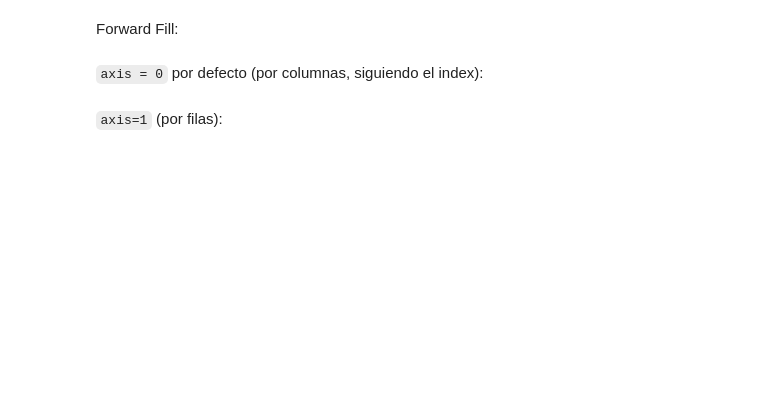
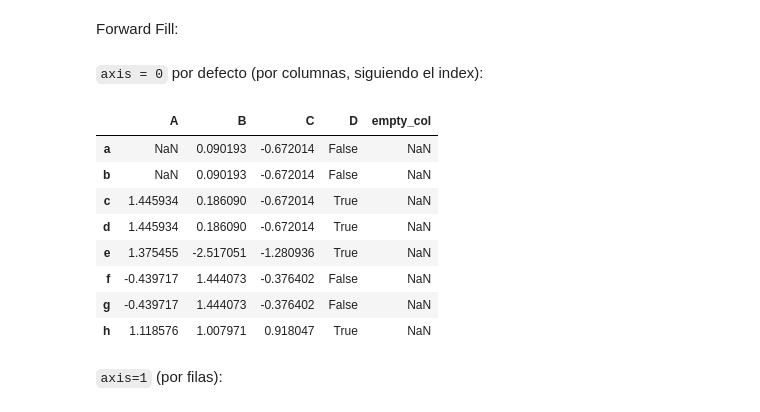
Before and after one commit to feriosch/Aprendizaje_Maquina, a Jupyter notebook: modulo1/Pandas.ipynb, the cells around one changed output. Drawn from its saved outputs; the diff is of its cells as text; code cells hidden in the pictures; blank space fills up the shorter version.

````diff
--- a/modulo1/Pandas.ipynb
+++ b/modulo1/Pandas.ipynb
@@ -492,7 +937,17 @@ Forward Fill:
 # %% [markdown]
 ```axis = 0``` por defecto (por columnas, siguiendo el index):
 # %%
-df.fillna(method='ffill',)
+df.fillna(method='ffill')
+# %% [output]
+|  | A | B | C | D | empty_col |
+| a | NaN | 0.090193 | -0.672014 | False | NaN |
+| b | NaN | 0.090193 | -0.672014 | False | NaN |
+| c | 1.445934 | 0.186090 | -0.672014 | True | NaN |
+| d | 1.445934 | 0.186090 | -0.672014 | True | NaN |
+| e | 1.375455 | -2.517051 | -1.280936 | True | NaN |
+| f | -0.439717 | 1.444073 | -0.376402 | False | NaN |
+| g | -0.439717 | 1.444073 | -0.376402 | False | NaN |
+| h | 1.118576 | 1.007971 | 0.918047 | True | NaN |
 # %% [markdown]
 ```axis=1``` (por filas):
 # %%
````
Also changed, not shown: parts of 109 cells of this notebook, 6 other files.
